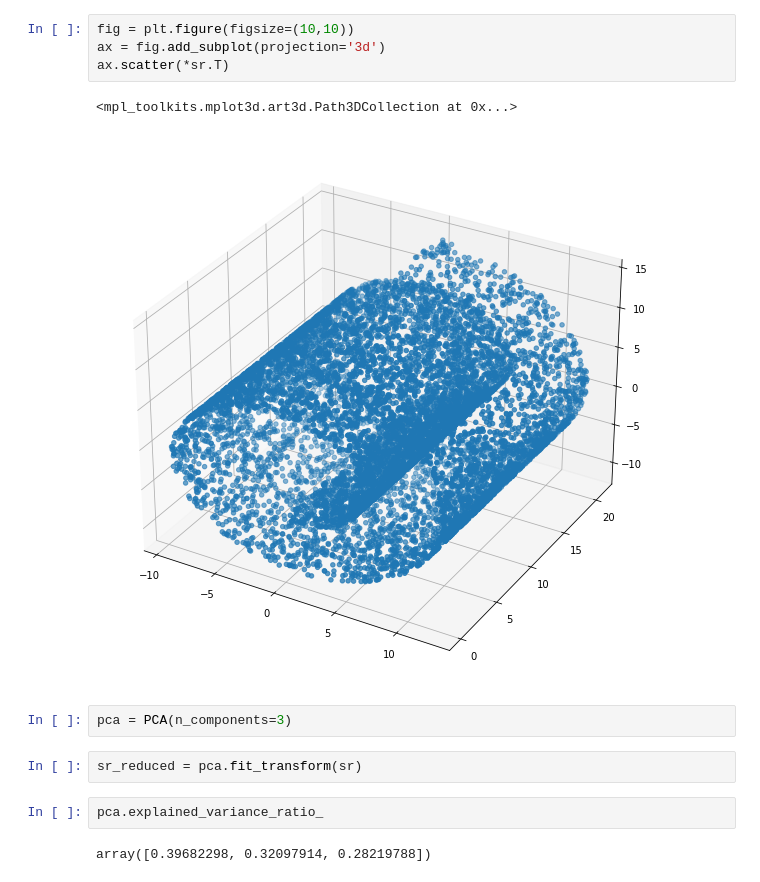
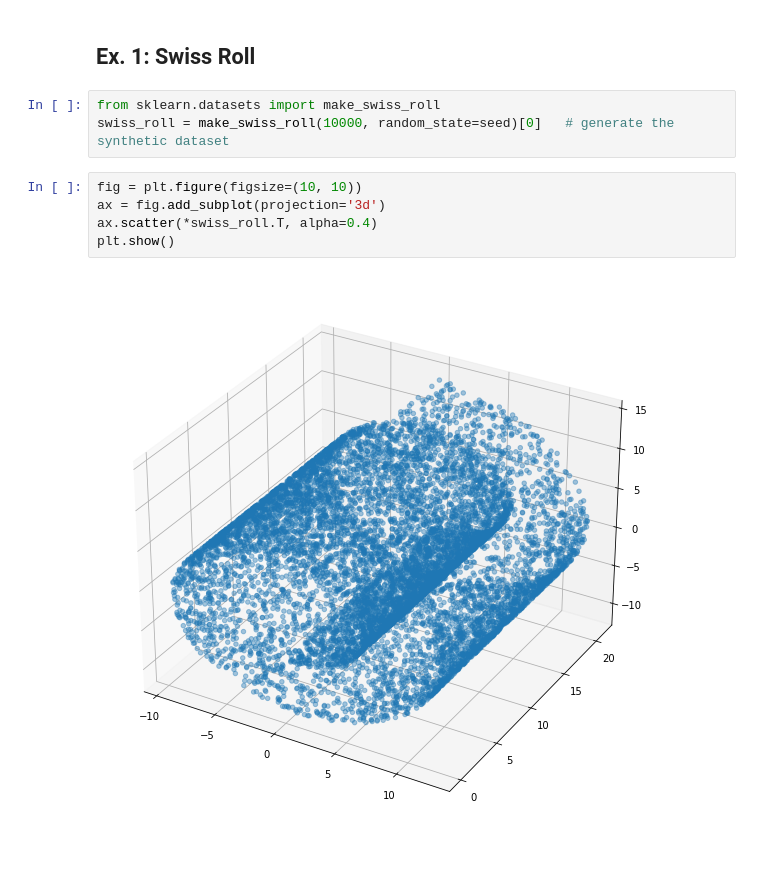
Before and after one commit to jclugor/dimensionality_reduction, a Jupyter notebook: PCA.ipynb, the cells around one changed output. Drawn from its saved outputs; the diff is of its cells as text.

```diff
--- a/PCA.ipynb
+++ b/PCA.ipynb
@@ -12,15 +33,12 @@ sr = make_swiss_roll(10000)[0]
+# %% [markdown]
+## Ex. 1: Swiss Roll
+# %%
+from sklearn.datasets import make_swiss_roll
+swiss_roll = make_swiss_roll(10000, random_state=seed)[0]   # generate the synthetic dataset
 # %%
-fig = plt.figure(figsize=(10,10))
+fig = plt.figure(figsize=(10, 10))
 ax = fig.add_subplot(projection='3d')
-ax.scatter(*sr.T)
+ax.scatter(*swiss_roll.T, alpha=0.4)
+plt.show()
 # %% [output]
-<mpl_toolkits.mplot3d.art3d.Path3DCollection at 0x...>
-[figure, old version]
+[figure, new version]
-# %%
-pca = PCA(n_components=3)
-# %%
-sr_reduced = pca.fit_transform(sr)
-# %%
-pca.explained_variance_ratio_
-# %% [output]
-array([0.39682298, 0.32097914, 0.28219788])
```
Also changed, not shown: parts of 36 cells of this notebook.
